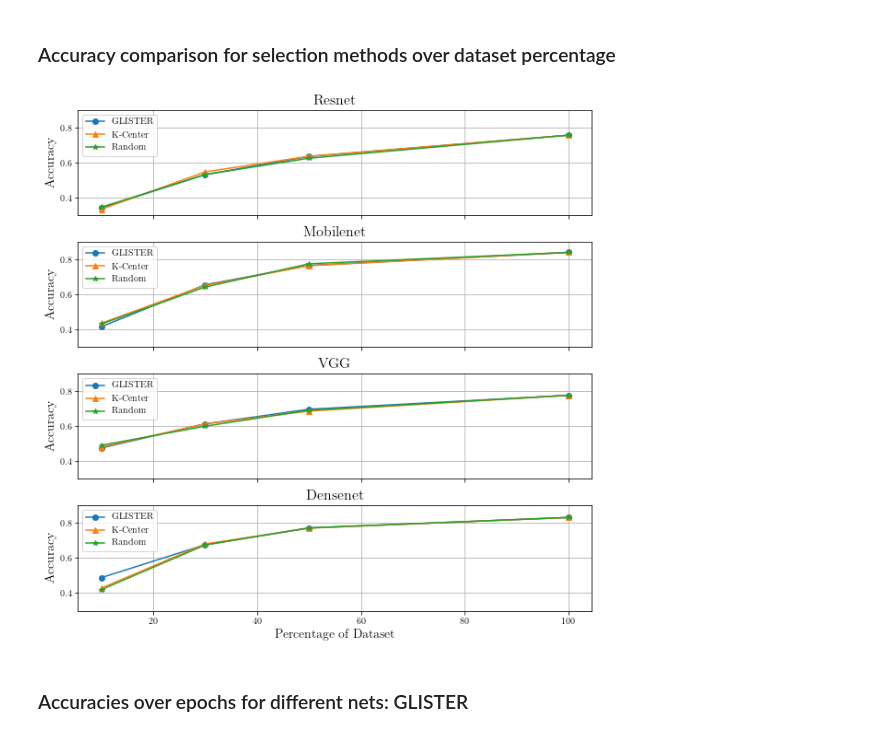
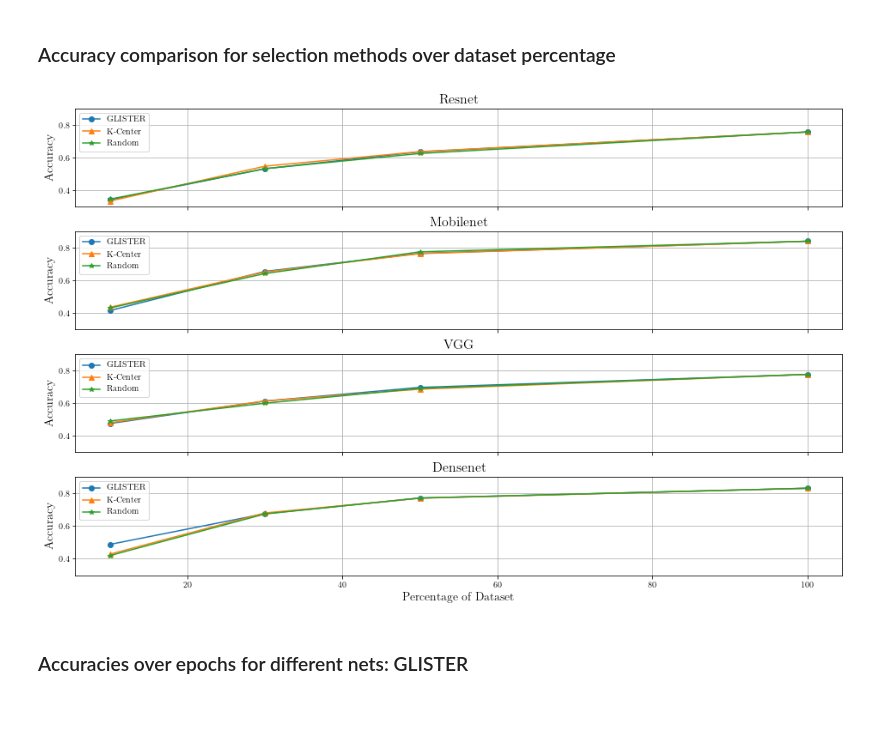
Before and after one commit to rolkon/ML2021-Coreset-Selection, a Jupyter notebook: results/models_generalization/visualization_generalization_tests.ipynb, the cells around one changed output. Drawn from its saved outputs; the diff is of its cells as text; code cells hidden in the pictures; blank space fills up the shorter version.

```diff
--- a/results/models_generalization/visualization_generalization_tests.ipynb
+++ b/results/models_generalization/visualization_generalization_tests.ipynb
@@ -17,9 +17,9 @@ plot_generalization_ability()
 # %% [markdown]
 ### Accuracy comparison for selection methods over dataset percentage
 # %%
-plot_accuracy_comparison()
+plot_accuracy_comparison(16, 10)
 # %% [output]
-[figure, old version]
+[figure, new version]
 # %% [markdown]
 ### Accuracies over epochs for different nets: GLISTER
 # %%
```
Also changed, not shown: parts of 1 cell of this notebook, 7 other files.
